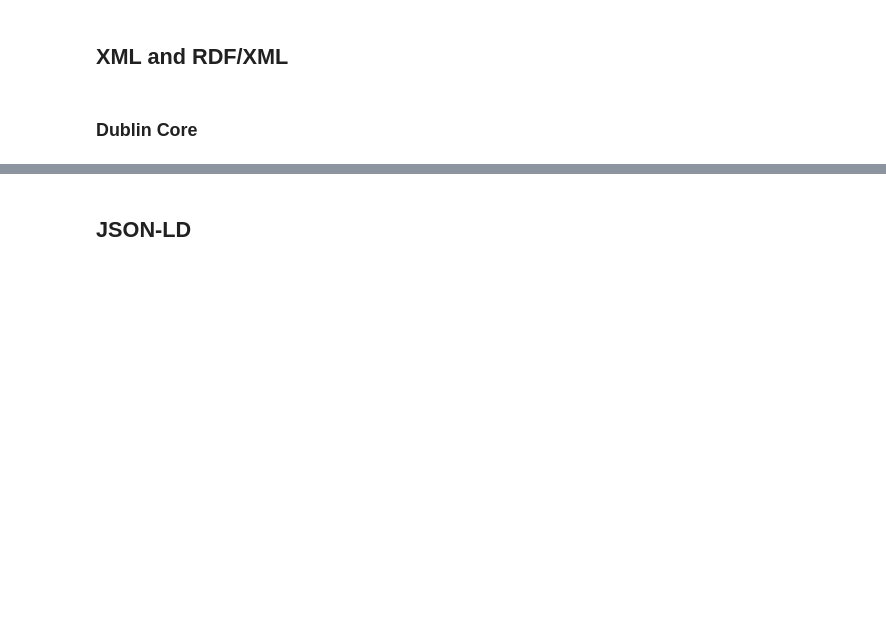
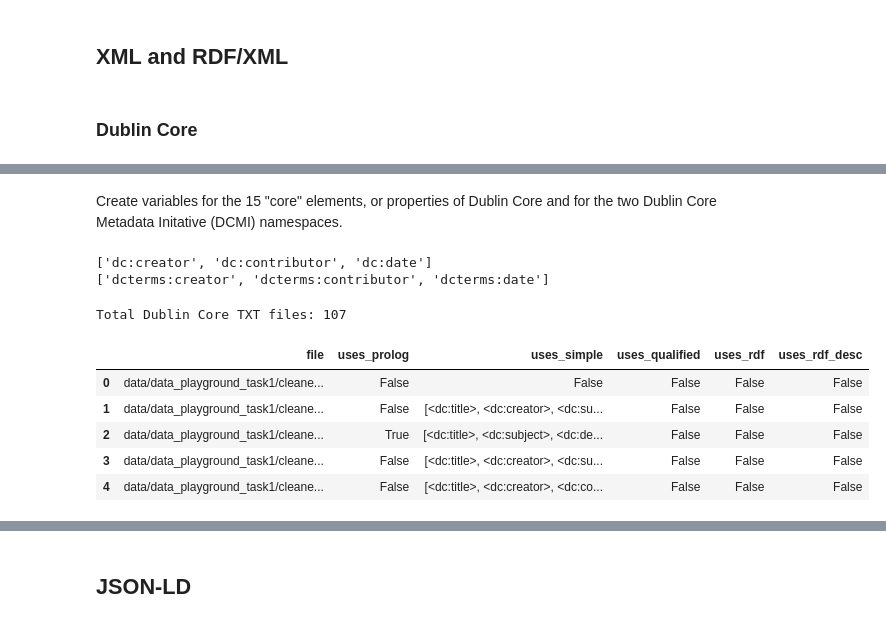
Before and after one commit to thegoose20/lada-eval, a Jupyter notebook: evaluation-conformance.ipynb, the cells around one changed output, grey strips where cells are left out. Saved outputs shown, nothing was run; the diff lists cells and outputs as text; code cells hidden in the pictures; blank space fills up the shorter version.

```diff
--- a/evaluation-conformance.ipynb
+++ b/evaluation-conformance.ipynb
@@ -221,0 +129,28 @@ dc_elements_schema = etree.XMLSchema(dc_elements_tree)
+# %% [markdown]
+Create variables for the 15 "core" elements, or properties of Dublin Core and for the two Dublin Core Metadata Initative (DCMI) namespaces.
+# %%
+dc_elements = ["creator", "contributor", "date", "title", "publisher",
+             "language", "format", "subject", "description", "identifier",
+             "relation", "source", "type", "coverage", "rights"]
+dcmi_simple = ["dc:"+elem for elem in dc_elements]
+dcmi_qualified = ["dcterms:"+elem for elem in dc_elements]
+print(dcmi_simple[:3])
+print(dcmi_qualified[:3])
+# %% [output]
+['dc:creator', 'dc:contributor', 'dc:date']
+['dcterms:creator', 'dcterms:contributor', 'dcterms:date']
+# %%
+# Read the TXT files so all generated metadata can be read, whether or not the XML is well-formed.
+extension = ".txt"
+dublin_file_paths = []
+dublin_files_t1 = [f for f in os.listdir(dublin_t1_dir) if f.endswith(extension)]
+dublin_file_paths += [dublin_t1_dir+f for f in dublin_files_t1]
+dublin_files_p1 = [f for f in os.listdir(dublin_p1_dir) if f.endswith(extension)]
+dublin_file_paths += [dublin_p1_dir+f for f in dublin_files_p1]
+dublin_files_p3 = [f for f in os.listdir(dublin_p3_dir) if f.endswith(extension)]
+dublin_file_paths += [dublin_p3_dir+f for f in dublin_files_p3]
+dublin_file_paths.sort()
+total_dc_files = len(dublin_file_paths)
+print(f"Total Dublin Core {extension[1:].upper()} files:", total_dc_files)
+# %% [output]
+Total Dublin Core TXT files: 107
@@ -221,0 +165,51 @@ dc_elements_schema = etree.XMLSchema(dc_elements_tree)
+# %%
+# Check whether fields present in DC metadata records are included according to simple or qualified Dublin Core
+use_prolog, use_simple, use_qualified, use_rdf, use_rdf_desc = [], [], [], [], []
+for file_path in dublin_file_paths:
+    with open(file_path, "r") as f:
+        f_lower = f.read() #.lower()
+
+        # Look for a prolog (with or without encoding specified)
+        has_prolog = re.findall(prolog, f_lower)
+        if len(has_prolog) > 0:
+            use_prolog += [True]
+        else:
+            use_prolog += [False]
+
+        # Look for tags in simple Dublin Core
+        simples = re.findall(simple_tag, f_lower)
+        if len(simples) > 0:
+            use_simple += [simples]
+        else:
+            use_simple += [False]
+
+        # Look for tags in qualified Dublin Core
+        quals = re.findall(qual_tag, f_lower)
+        if len(quals) > 0:
+            use_qualified += [quals]
+        else:
+            use_qualified += [False]
+
+        # Look for open and close rdf:RDF tags
+        rdfs = re.findall(rdf_tags, f_lower)
+        if len(rdfs) == 2:
+            use_rdf += [rdfs]
+        else:
+            use_rdf += [False]
+
+        # Look for open and close rdf:Description tags
+        rdf_descs = re.findall(rdf_desc_tags, f_lower)
+        if len(rdf_descs) == 2:
+            use_rdf_desc += [rdf_descs]
+        else:
+            use_rdf_desc += [False]
+# %%
+df = pd.DataFrame.from_dict({"file":dublin_file_paths, "uses_prolog":use_prolog, "uses_simple":use_simple, "uses_qualified":use_qualified, "uses_rdf":use_rdf, "uses_rdf_desc":use_rdf_desc})
+df.head()
+# %% [output]
+|  | file | uses_prolog | uses_simple | uses_qualified | uses_rdf | uses_rdf_desc |
+| 0 | data/data_playground_task1/cleane... | False | False | False | False | False |
+| 1 | data/data_playground_task1/cleane... | False | [<dc:title>, <dc:creator>, <dc:su... | False | False | False |
+| 2 | data/data_playground_task1/cleane... | True | [<dc:title>, <dc:subject>, <dc:de... | False | False | False |
+| 3 | data/data_playground_task1/cleane... | False | [<dc:title>, <dc:creator>, <dc:su... | False | False | False |
+| 4 | data/data_playground_task1/cleane... | False | [<dc:title>, <dc:creator>, <dc:co... | False | False | False |
```
Also changed, not shown: parts of 38 cells of this notebook, 1 other file.
